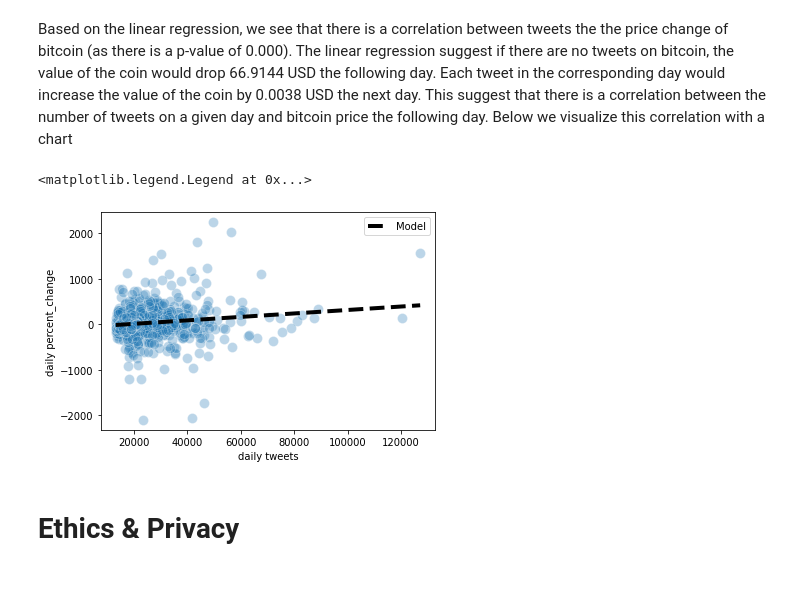
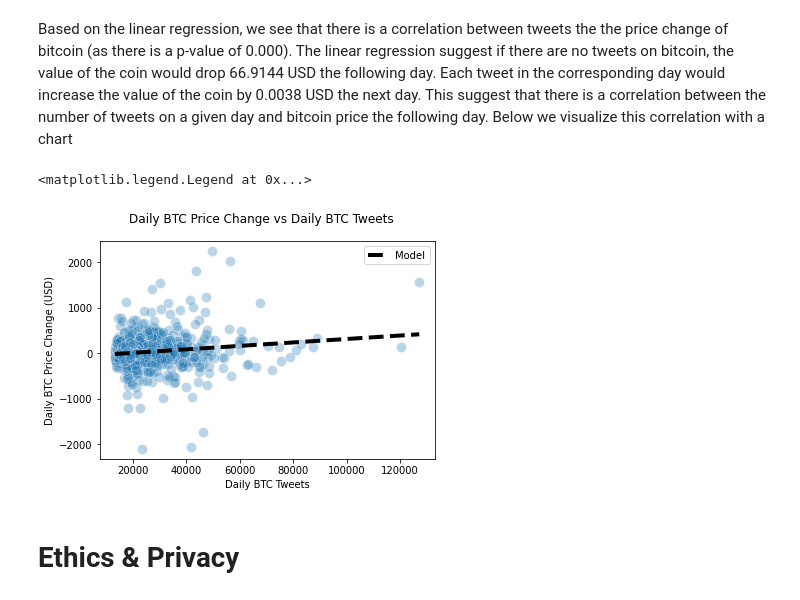
Before and after one commit to c5k1m/COGS108_Bitcoin_Data_Project, a Jupyter notebook: FinalProject_group009.ipynb, the cells around one changed output. Saved outputs shown, nothing was run; the diff lists cells and outputs as text; code cells hidden in the pictures.

```diff
--- a/FinalProject_group009.ipynb
+++ b/FinalProject_group009.ipynb
@@ -577,17 +578,18 @@ Based on the linear regression, we see that there is a correlation between tweet
 # %%
 sns.scatterplot(x='Tweets', y='PriceChange', data=btc_tweets_2019_2020_daily, alpha=0.3, s=100)
 
 # Generate and plot the model fit line
 xs = np.arange(btc_tweets_2019_2020_daily['Tweets'].min(), btc_tweets_2019_2020_daily['Tweets'].max())
 ys = 0.0038 * xs -66.9144
 plt.plot(xs, ys, '--k', linewidth=4, label='Model')
 
-plt.xlabel('daily tweets')
-plt.ylabel('daily percent_change')
+plt.xlabel('Daily BTC Tweets')
+plt.ylabel('Daily BTC Price Change (USD)')
+plt.suptitle('Daily BTC Price Change vs Daily BTC Tweets', fontsize=12)
 plt.legend()
 # %% [output]
 <matplotlib.legend.Legend at 0x...>
-[figure, old version]
+[figure, new version]
 # %% [markdown]
 # Ethics & Privacy
 # %% [markdown]
```
Also changed, not shown: parts of 6 cells of this notebook.
